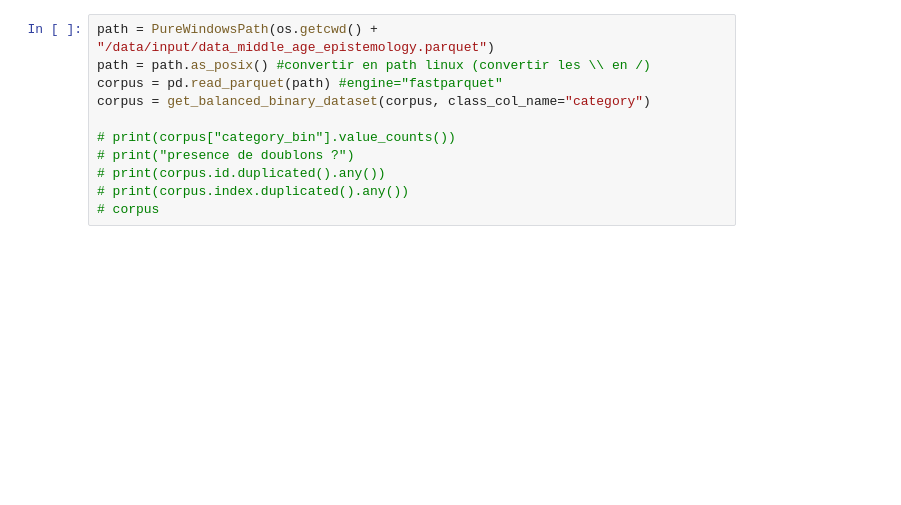
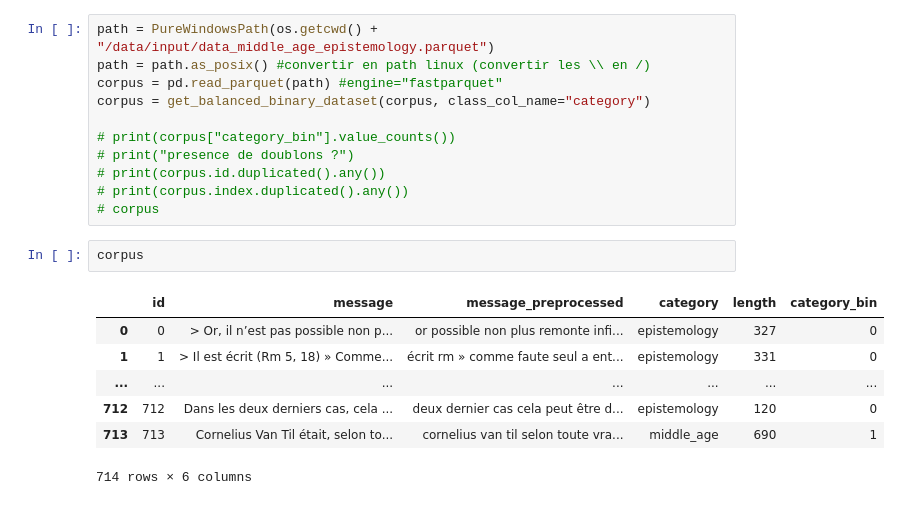
Before and after one commit to lolodino77/classification_texte_articles, a Jupyter notebook: sources/classification/tfidf/2_model_selection.ipynb, the cells around one changed output. Cells and saved outputs as stored; diff of their text form; blank space fills up the shorter version.

```diff
--- a/sources/classification/tfidf/2_model_selection.ipynb
+++ b/sources/classification/tfidf/2_model_selection.ipynb
@@ -38,6 +38,16 @@ corpus = get_balanced_binary_dataset(corpus, class_col_name="category")
 # print(corpus.id.duplicated().any())
 # print(corpus.index.duplicated().any())
 # corpus
+# %%
+corpus
+# %% [output]
+|  | id | message | message_preprocessed | category | length | category_bin |
+| 0 | 0 | > Or, il n’est pas possible non p... | or possible non plus remonte infi... | epistemology | 327 | 0 |
+| 1 | 1 | > Il est écrit (Rm 5, 18) » Comme... | écrit rm » comme faute seul a ent... | epistemology | 331 | 0 |
+| ... | ... | ... | ... | ... | ... | ... |
+| 712 | 712 | Dans les deux derniers cas, cela ... | deux dernier cas cela peut être d... | epistemology | 120 | 0 |
+| 713 | 713 | Cornelius Van Til était, selon to... | cornelius van til selon toute vra... | middle_age | 690 | 1 |
+714 rows × 6 columns
 # %%
 features_col_names = "message_preprocessed"
 # class_col_name = "category"
```
Also changed, not shown: parts of 5 cells of this notebook, 5 other files.
